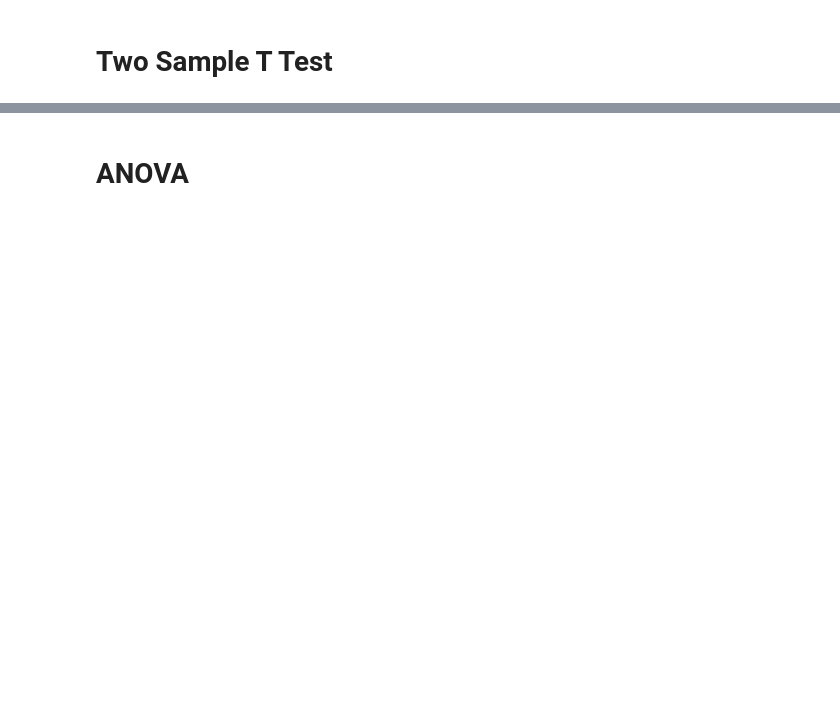
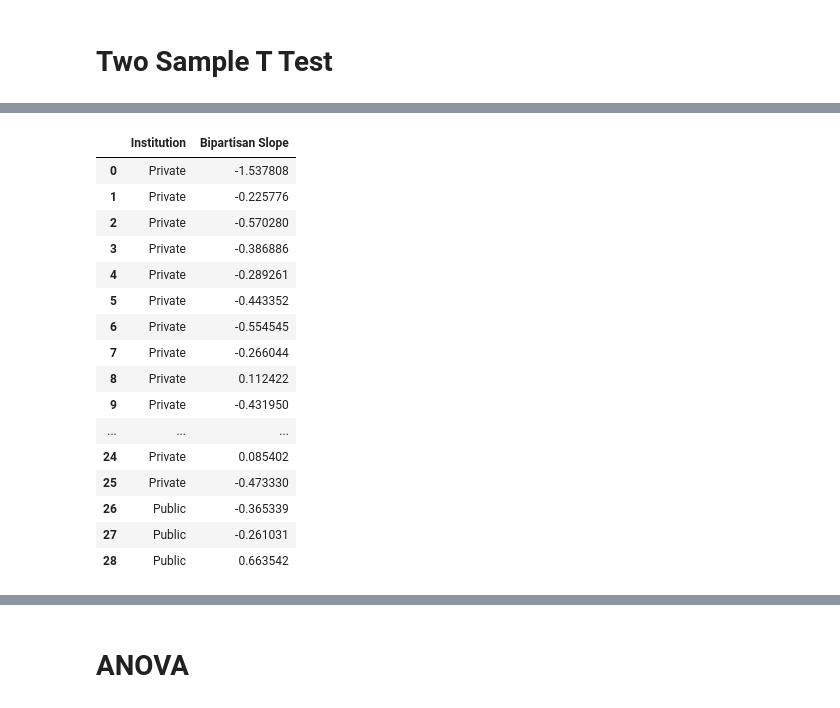
Before and after one commit to theodoremui/diversity-colleges, a Jupyter notebook: notebooks/investigation/Graphs Redo.ipynb, the cells around one changed output, grey strips where cells are left out. Saved outputs shown, nothing was run; the diff lists cells and outputs as text; code cells hidden in the pictures; blank space fills up the shorter version.

```diff
--- a/notebooks/investigation/Graphs Redo.ipynb
+++ b/notebooks/investigation/Graphs Redo.ipynb
@@ -89,4 +89,24 @@ df
 # %%
 df['Institution'] = pd.Categorical(df['Institution'], categories=['Public', 'Private'])
+# %%
+df
+# %% [output]
+|  | Institution | Bipartisan Slope |
+| 0 | Private | -1.537808 |
+| 1 | Private | -0.225776 |
+| 2 | Private | -0.570280 |
+| 3 | Private | -0.386886 |
+| 4 | Private | -0.289261 |
+| 5 | Private | -0.443352 |
+| 6 | Private | -0.554545 |
+| 7 | Private | -0.266044 |
+| 8 | Private | 0.112422 |
+| 9 | Private | -0.431950 |
+| ... | ... | ... |
+| 24 | Private | 0.085402 |
+| 25 | Private | -0.473330 |
+| 26 | Public | -0.365339 |
+| 27 | Public | -0.261031 |
+| 28 | Public | 0.663542 |
 # %%
 plot = (ggplot(df) +
```
Also changed, not shown: parts of 19 cells of this notebook, 3 other files.
